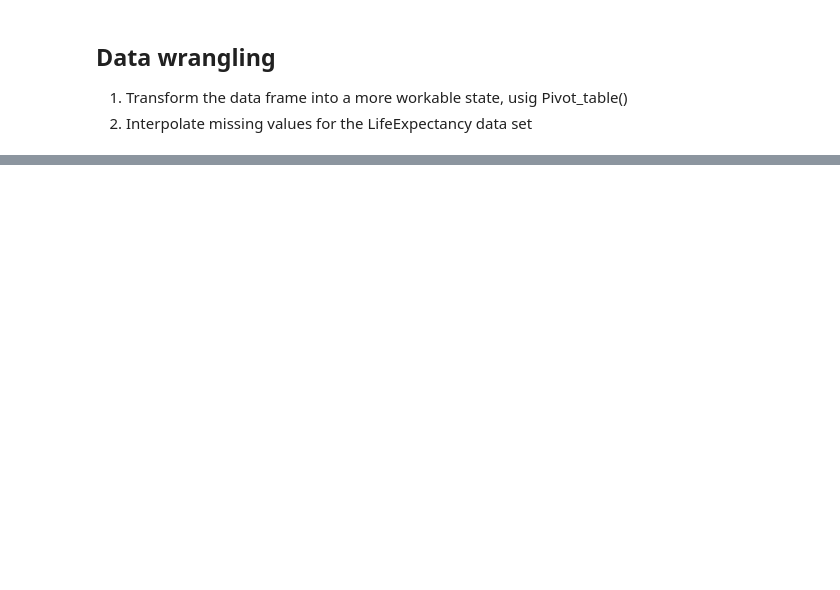
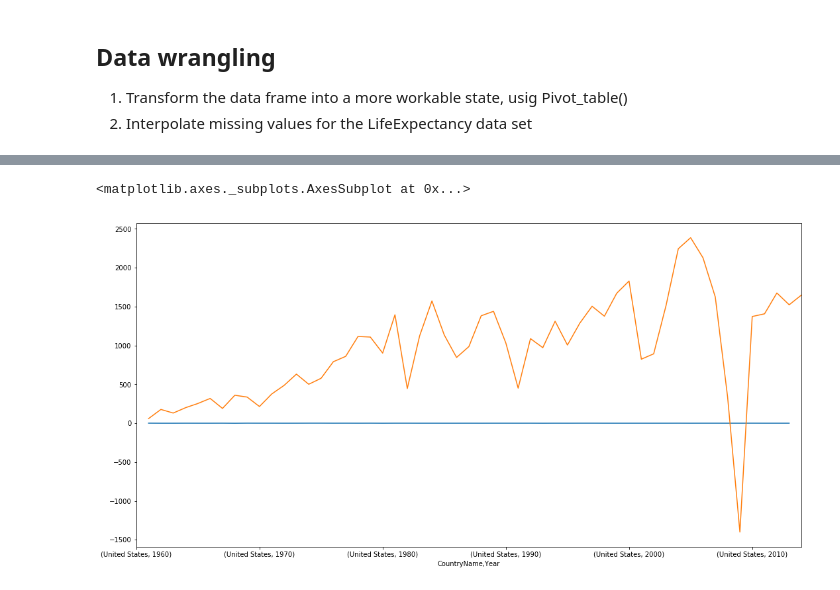
Before and after one commit to gussie/Springboard_data_science, a Jupyter notebook: Capstone project 1.ipynb, the cells around one changed output, grey strips where cells are left out. Cells and saved outputs as stored; diff of their text form; code cells hidden in the pictures; blank space fills up the shorter version.

```diff
--- a/Capstone project 1.ipynb
+++ b/Capstone project 1.ipynb
@@ -271,0 +208,20 @@ Just life expectancy data
+# %%
+#Just life expectency for the US
+le_us = df[(df.CountryName =='United States') & (df.IndicatorCode == 'SP.DYN.LE00.IN')]
+le_us = le_us.pivot_table(values='Value', index=['CountryName','Year'], columns=['IndicatorName'])
+# %%
+#GDP for US
+gdp_us = df[(df.IndicatorCode =='NY.GDP.PCAP.CD') & (df.CountryName =='United States')]
+gdp_us = gdp_us.pivot_table(values='Value', index=['CountryName', 'Year'], columns=['IndicatorName'])
+# %%
+# New series with the change in GDP and LE each year
+gdp_us_diff = gdp_us['GDP per capita (current US$)'].diff()
+le_us_diff = le_us['Life expectancy at birth, total (years)'].diff()
+# %%
+ax= le_us_diff.plot(figsize=(18,9))
+gdp_us_diff.plot(ax= ax)
+
+#Cant see any change in the plue line. should plot on 2 axes
+# %% [output]
+<matplotlib.axes._subplots.AxesSubplot at 0x...>
+[figure, added]
```
Also changed, not shown: parts of 19 cells of this notebook.
